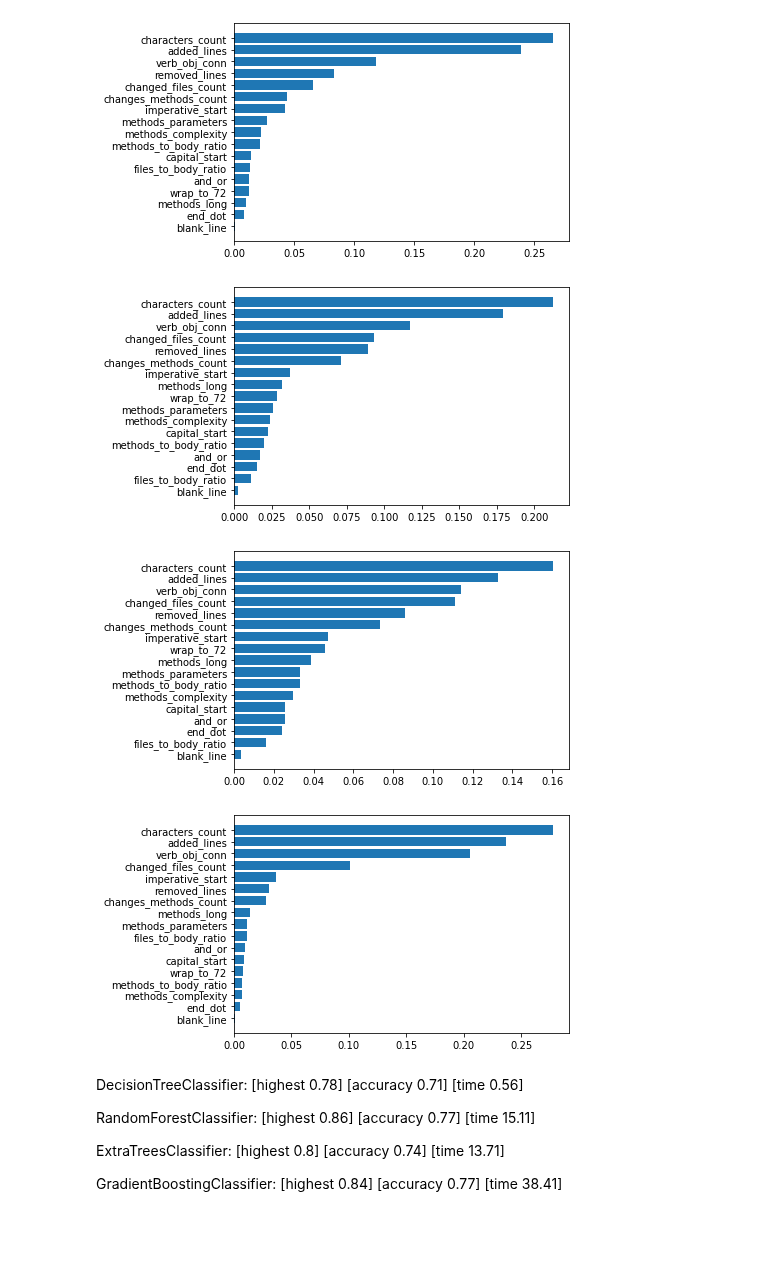
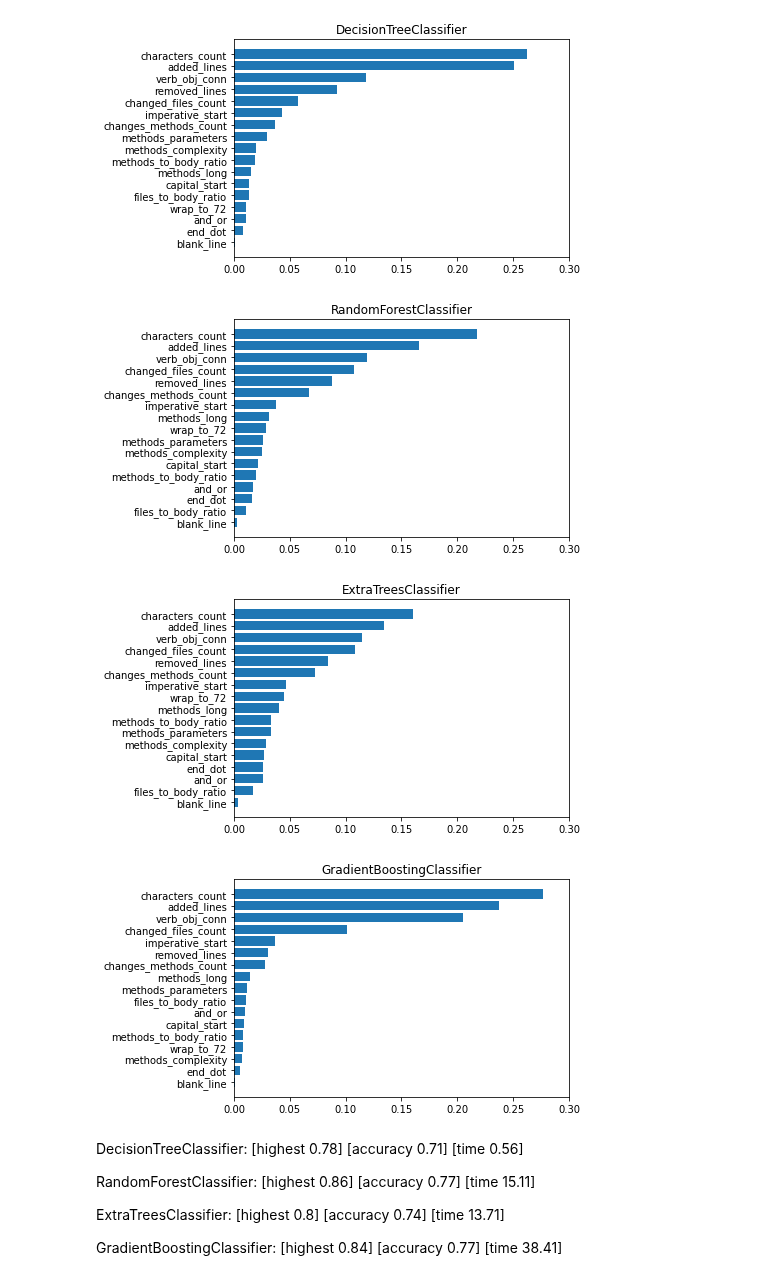
Before and after one commit to jeankhechfe/commit-quality, a Jupyter notebook: jupyter_notebook/training_results(all-features).ipynb, the cells around one changed output. Saved outputs shown, nothing was run; the diff lists cells and outputs as text; code cells hidden in the pictures; blank space fills up the shorter version.

Commit message:
Unify charts x-ticks range

```diff
--- a/jupyter_notebook/training_results(all-features).ipynb
+++ b/jupyter_notebook/training_results(all-features).ipynb
@@ -11,10 +11,12 @@ data = pd.read_csv('../data/data.csv')
 x = data.drop(columns=['label'])
 y = data['label']
 # %%
-def display_importances(imp, names):
+def display_importances(imp, names, title):
     imp, names = zip(*sorted(zip(imp, names)))
     plt.barh(range(len(names)), imp)
+    plt.title(title)
     plt.yticks(range(len(names)), names)
+    plt.xticks(np.arange(start=0, stop=0.35, step=0.05))
     plt.show()
 # %%
 features_names = ['characters_count', 'and_or', 'blank_line', 'capital_start', 'end_dot', 'imperative_start', 'wrap_to_72',
@@ -24,27 +26,27 @@ features_names = ['characters_count', 'and_or', 'blank_line', 'capital_start', '
 # %%
 clf = DecisionTreeClassifier()
 clf.fit(x, y)
-display_importances(clf.feature_importances_, features_names)
+display_importances(clf.feature_importances_, features_names, "DecisionTreeClassifier")
 # %% [output]
-[figure, old version]
+[figure, new version]
 # %%
 clf = RandomForestClassifier()
 clf.fit(x, y)
-display_importances(clf.feature_importances_, features_names)
+display_importances(clf.feature_importances_, features_names, "RandomForestClassifier")
 # %% [output]
-[figure, old version]
+[figure, new version]
 # %%
 clf = ExtraTreesClassifier()
 clf.fit(x, y)
-display_importances(clf.feature_importances_, features_names)
+display_importances(clf.feature_importances_, features_names, "ExtraTreesClassifier")
 # %% [output]
-[figure, old version]
+[figure, new version]
 # %%
 clf = GradientBoostingClassifier()
 clf.fit(x, y)
-display_importances(clf.feature_importances_, features_names)
+display_importances(clf.feature_importances_, features_names, "GradientBoostingClassifier")
 # %% [output]
-[figure, old version]
+[figure, new version]
 # %% [markdown]
 DecisionTreeClassifier: [highest 0.78] [accuracy 0.71] [time 0.56]
 
```
Also changed, not shown: 2 other files.
